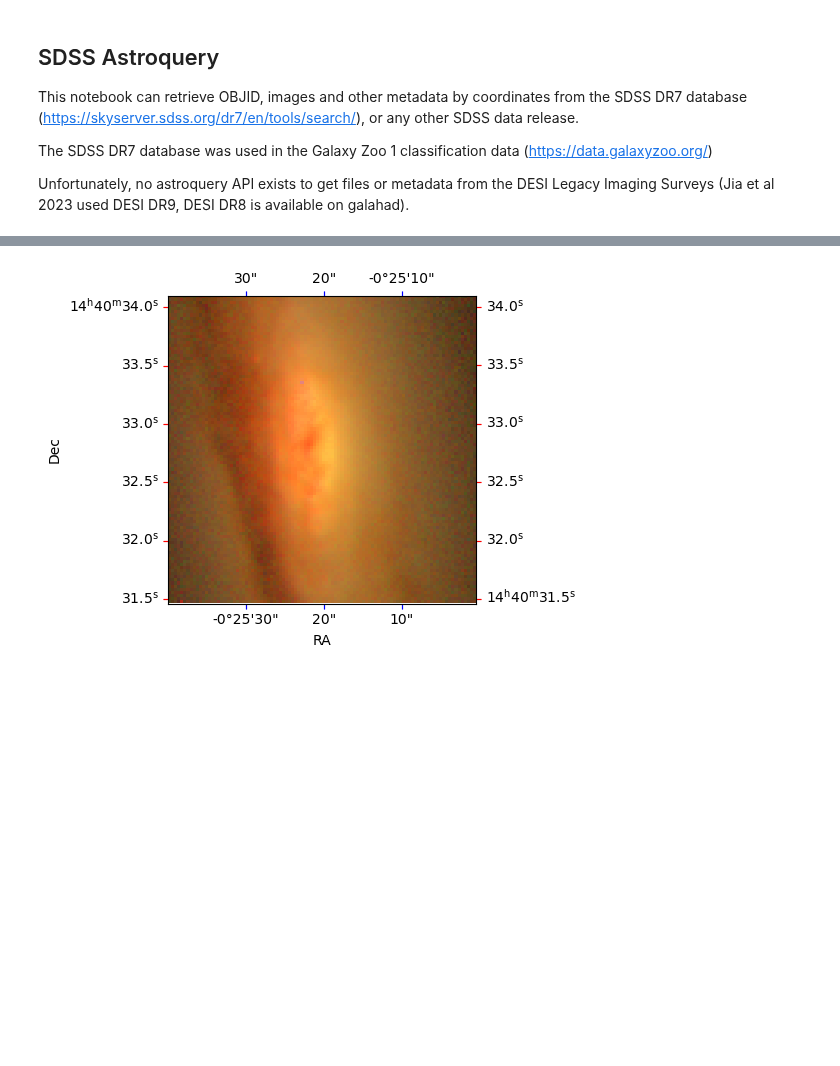
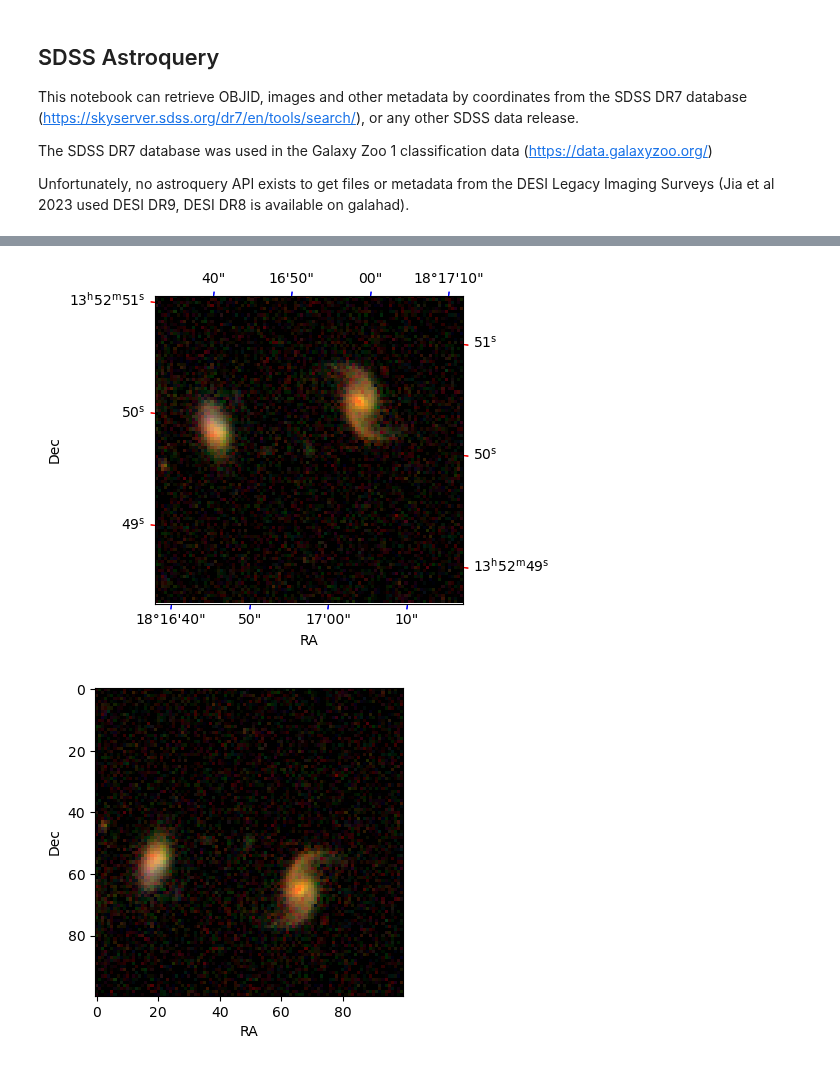
Before and after one commit to neil-power/mphys-galaxy, a Jupyter notebook: Code/astroquery.ipynb, the cells around one changed output, grey strips where cells are left out. Cells and saved outputs as stored; diff of their text form; code cells hidden in the pictures; blank space fills up the shorter version.

```diff
--- a/Code/astroquery.ipynb
+++ b/Code/astroquery.ipynb
@@ -17,9 +17,11 @@ from astropy.nddata import Cutout2D
 from astropy.visualization import make_lupton_rgb
 # %%
 def get_sdss_7_image(coords,radius='5 arcsec'):
-    xid = SDSS.query_crossid(coords, radius=radius,data_release=7)
+    xid = SDSS.query_crossid(coords, radius=radius,data_release=17)
     if xid is not None:
-        print(xid['objID','ra','dec'])
+        #print(xid['objID','ra','dec'])
+        #print(xid['objid','ra','dec'])
+        print(xid)
         galaxy = xid[0]
         galaxy_coords = SkyCoord(galaxy['ra'], galaxy['dec'],unit=u.deg)
         img_i = SDSS.get_images(coordinates=galaxy_coords,radius=radius,band='i',show_progress=True)
@@ -34,8 +36,10 @@ search_position = SkyCoord('12:45:00.61 +37:36:40.8',unit=(u.hourangle,u.deg))
 
 search_position = SkyCoord(208.3694,18.2849,unit=u.deg) #Clear spiral
 
-search_position = SkyCoord(220.235,-0.318,unit=u.deg) #Looks really impressive
+#search_position = SkyCoord(220.235,-0.318,unit=u.deg) #Looks really impressive
 
-img_i, img_r, img_g, found_coords = get_sdss_7_image(search_position,radius='1 arcmin')
+#search_position = SkyCoord('00:02:05.65 -11:12:38.1',unit=u.deg)
+
+img_i, img_r, img_g, found_coords = get_sdss_7_image(search_position,radius='10 arcsec')
 print(img_i.info())
 # %% [output]
@@ -56,7 +58,6 @@ def plot_image(image, wcs):
     fig = plt.figure(figsize=(6,4))
     ax = fig.add_subplot(projection=wcs)
     ax.imshow(image.data)
-
     lon, lat = ax.coords
     lon.set_ticks(color='red')
     lon.set_ticks_position('lbtr')
@@ -68,6 +69,14 @@ def plot_image(image, wcs):
     ax.set_ylabel("Dec")
     plt.show()
 
+def plot_image2(image):
+    fig = plt.figure(figsize=(6,4))
+    ax = fig.add_subplot()
+    ax.imshow(image.data)
+    ax.set_xlabel("RA")
+    ax.set_ylabel("Dec")
+    plt.show()
+
 def crop_image(image,coords,size=(50,50)):
     wcs = WCS(image[0].header)
     cropped = Cutout2D(image[0].data, coords, size, wcs)
@@ -88,9 +98,10 @@ cropped_i = crop_image(img_i,found_coords,size)
 cropped_r = crop_image(img_r,found_coords,size)
 cropped_g = crop_image(img_g,found_coords,size)
 
-cropped_image = make_lupton_rgb(cropped_i.data, cropped_r.data, cropped_g.data,Q=10, stretch=0.5)
+cropped_image = make_lupton_rgb(cropped_i.data, cropped_r.data, cropped_g.data,Q=5, stretch=0.5)
 
 plot_image(cropped_image,wcs)
+plot_image2(cropped_image)
 # %% [output]
 WARNING: FITSFixedWarning: RADECSYS= 'ICRS ' / International Celestial Ref. System
 the RADECSYS keyword is deprecated, use RADESYSa. [astropy.wcs.wcs]
@@ -107 +115,2 @@ Changed DATE-OBS from '21/03/99' to '1999-03-21''. [astropy.wcs.wcs]
-[figure, old version]
+[figure, new version]
+[figure, added]
```
Also changed, not shown: parts of 3 cells of this notebook, 5 other files.
